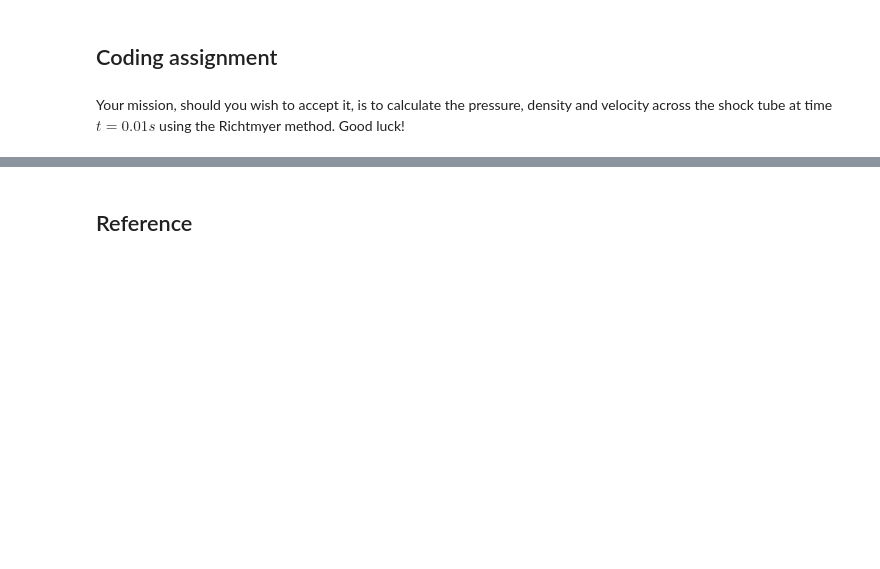
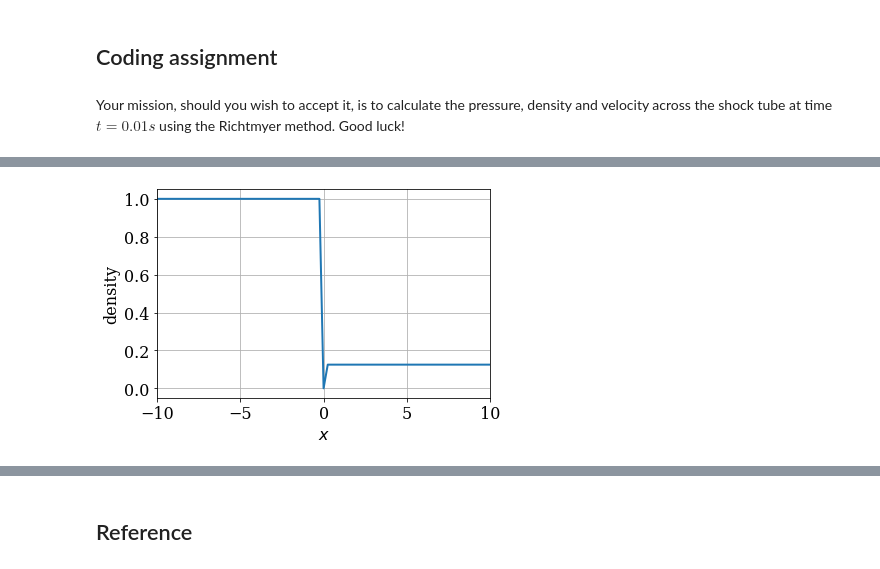
Before and after one commit to NoeDurandard/first_repo-1, a Jupyter notebook: numerical-mooc/working/03_wave/03_05_Sods_Shock_Tube.ipynb, the cells around one changed output, grey strips where cells are left out. Drawn from its saved outputs; the diff is of its cells as text; code cells hidden in the pictures; blank space fills up the shorter version.

```diff
--- a/numerical-mooc/working/03_wave/03_05_Sods_Shock_Tube.ipynb
+++ b/numerical-mooc/working/03_wave/03_05_Sods_Shock_Tube.ipynb
@@ -361,0 +397,12 @@ def richtmyer(u0, nt, dt, dx bc_values, *args)
+# %%
+# Plot the initial car density on the road.
+fig = pyplot.figure(figsize=(6.0, 4.0))
+pyplot.xlabel(r'$x$')
+pyplot.ylabel('density')
+pyplot.grid()
+line = pyplot.plot(x, u0[0],
+                   color='C0', linestyle='-', linewidth=2)[0]
+pyplot.xlim(-L/2, L/2)
+pyplot.tight_layout();
+# %% [output]
+[figure, added]
```
Also changed, not shown: parts of 8 cells of this notebook, 1 other file.
